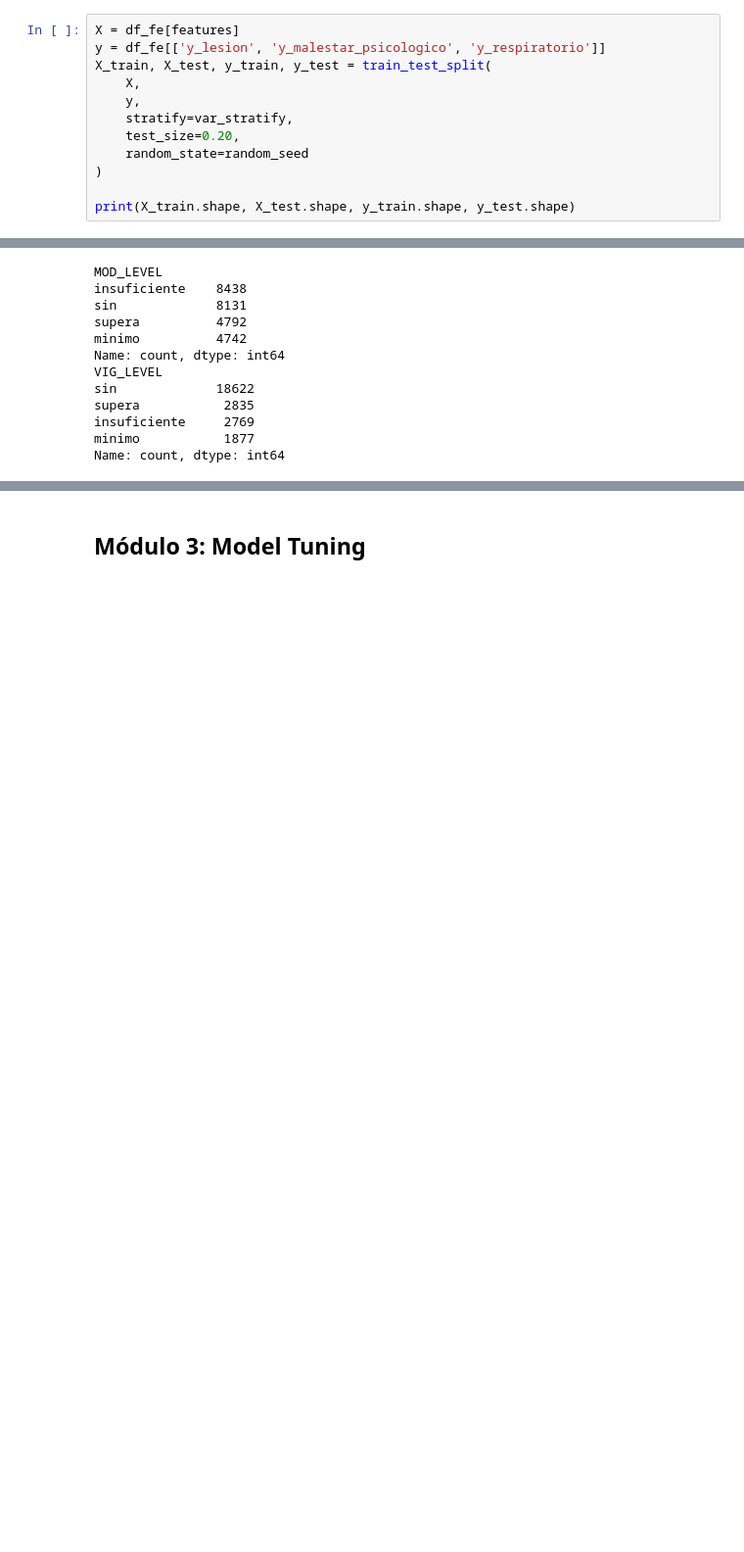
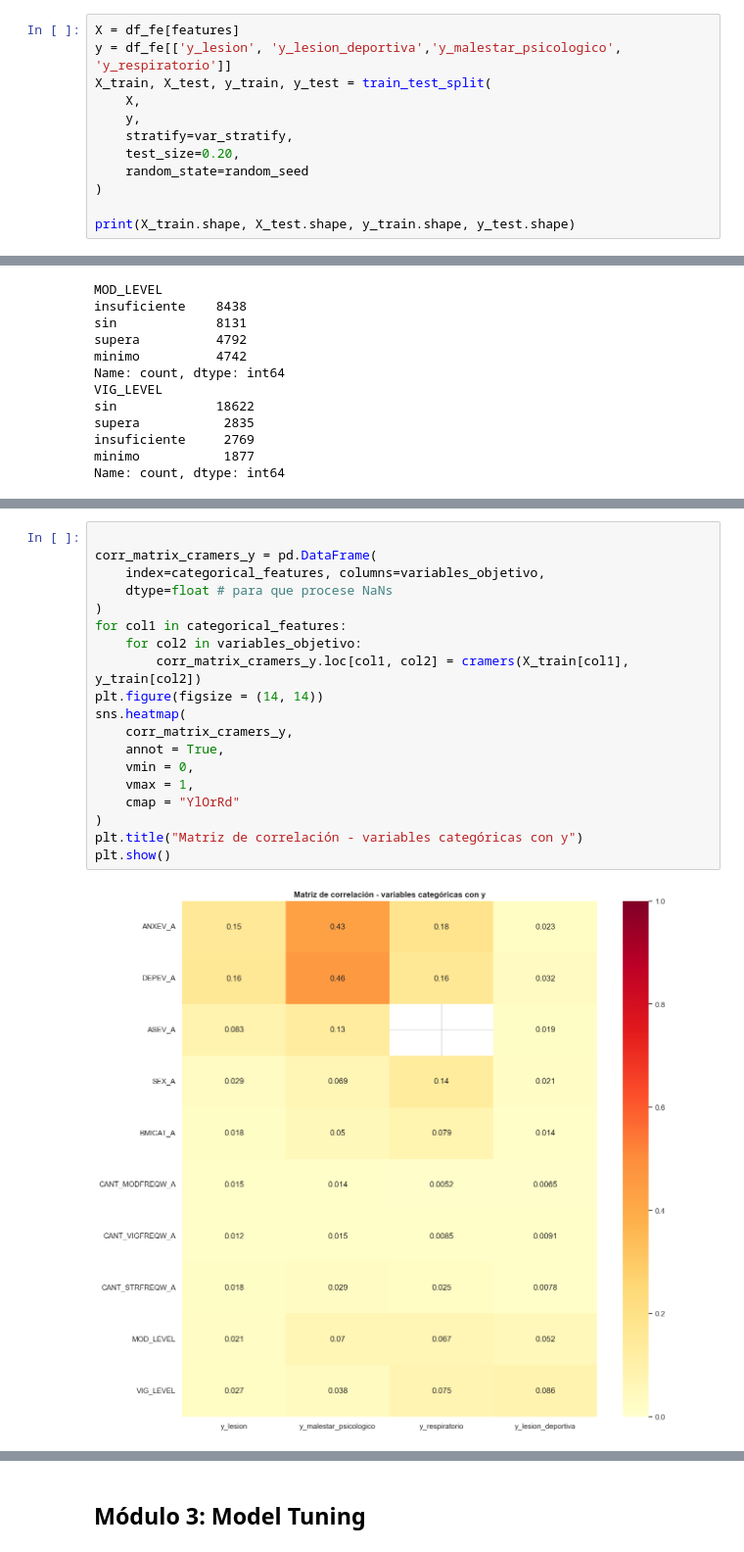
Before and after one commit to anairinac/tfm-wearable-health, a Jupyter notebook: notebooks/notebook.ipynb, the cells around one changed output, grey strips where cells are left out. Shown at 98% size. Cells and saved outputs as stored; diff of their text form; blank space fills up the shorter version.

```diff
--- a/notebooks/notebook.ipynb
+++ b/notebooks/notebook.ipynb
@@ -1475,7 +1486,7 @@ Name: count, dtype: Int64
 Al estratificar por `y_lesion`, el balanceo de clases para las 3 variables está bastante bien. Podemos proceder con este train/test split.
 # %%
 X = df_fe[features]
-y = df_fe[['y_lesion', 'y_malestar_psicologico', 'y_respiratorio']]
+y = df_fe[['y_lesion', 'y_lesion_deportiva','y_malestar_psicologico', 'y_respiratorio']]
 X_train, X_test, y_train, y_test = train_test_split(
     X,
     y,
@@ -1660,0 +1674,21 @@ Name: count, dtype: int64
+# %%
+
+corr_matrix_cramers_y = pd.DataFrame(
+    index=categorical_features, columns=variables_objetivo,
+    dtype=float # para que procese NaNs
+)
+for col1 in categorical_features:
+    for col2 in variables_objetivo:
+        corr_matrix_cramers_y.loc[col1, col2] = cramers(X_train[col1], y_train[col2])
+plt.figure(figsize = (14, 14))
+sns.heatmap(
+    corr_matrix_cramers_y,
+    annot = True,
+    vmin = 0,
+    vmax = 1,
+    cmap = "YlOrRd"
+)
+plt.title("Matriz de correlación - variables categóricas con y")
+plt.show()
+# %% [output]
+[figure, added]
```
Also changed, not shown: parts of 55 cells of this notebook.
